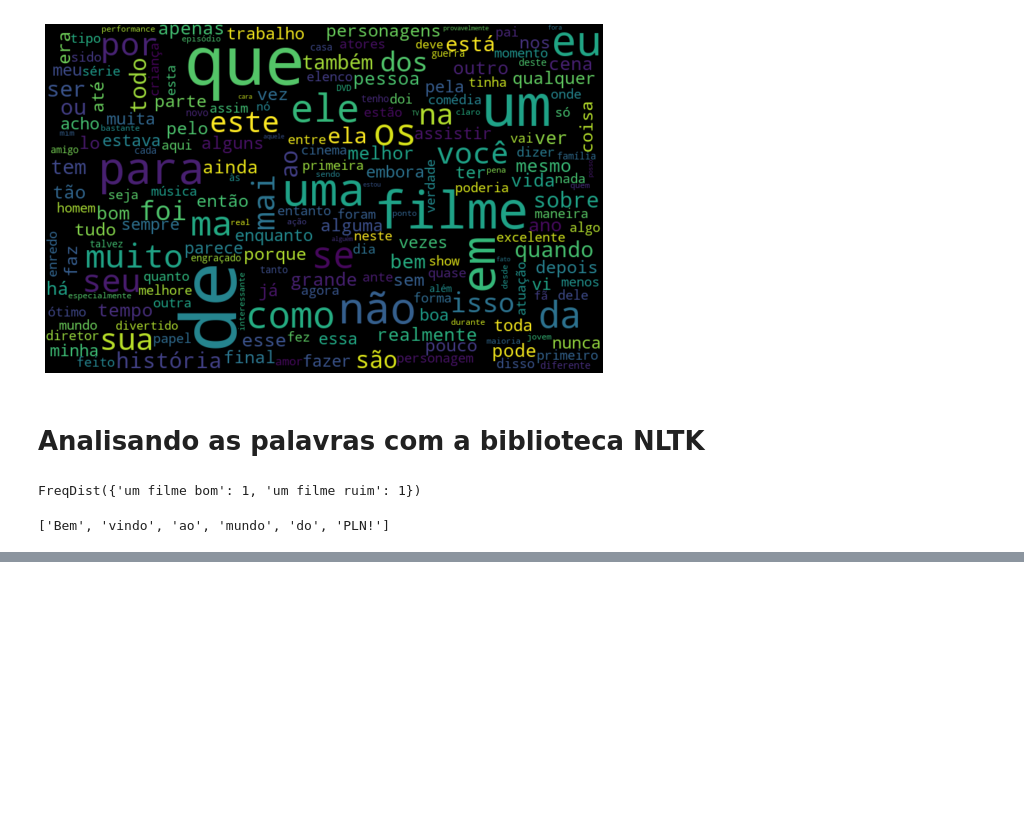
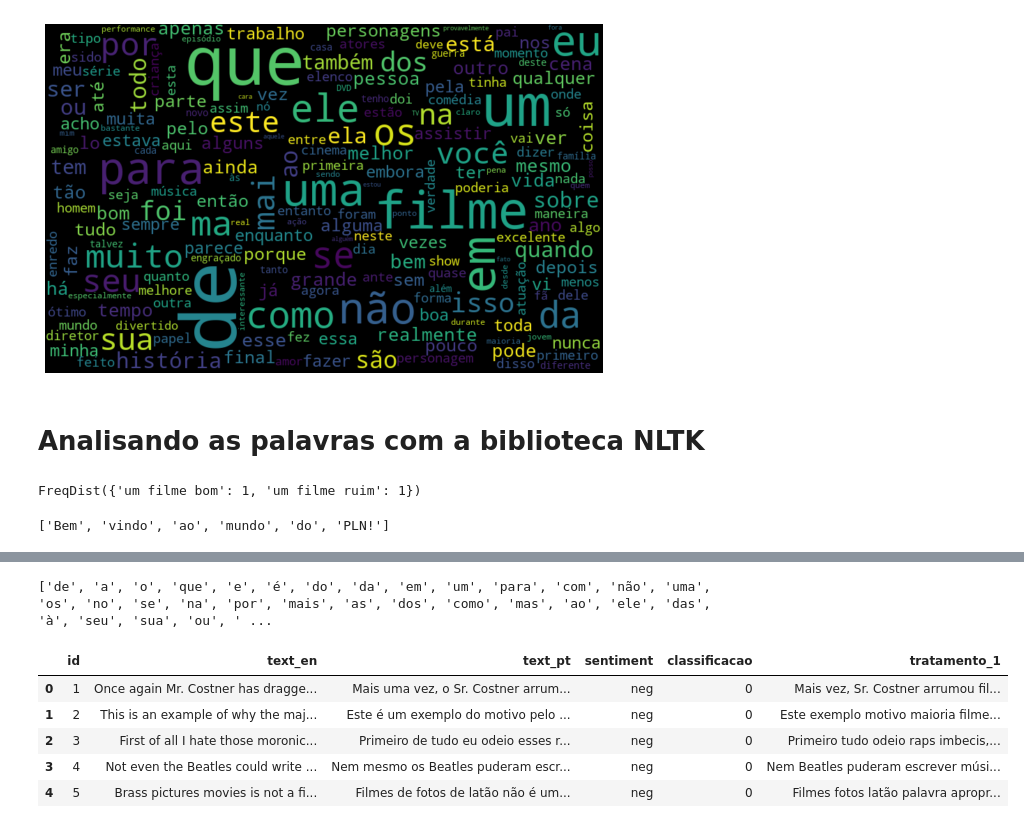
Before and after one commit to jonnes-nascimento/machine_learning, a Jupyter notebook: Introdução_aos_algoritmos_de_linguagem_neural_NLP_1.ipynb, the cells around one changed output, grey strips where cells are left out. Drawn from its saved outputs; the diff is of its cells as text; code cells hidden in the pictures; blank space fills up the shorter version.

```diff
--- a/Introdução_aos_algoritmos_de_linguagem_neural_NLP_1.ipynb
+++ b/Introdução_aos_algoritmos_de_linguagem_neural_NLP_1.ipynb
@@ -293,0 +314,7 @@ df_frequencia.nlargest(columns='frequencia', n=10)
+# %%
+# removendo as palavras que não agregam à análise do word cloud
+palavras_irrelevantes = nltk.corpus.stopwords.words("portuguese")
+
+print(palavras_irrelevantes)
+# %% [output]
+['de', 'a', 'o', 'que', 'e', 'é', 'do', 'da', 'em', 'um', 'para', 'com', 'não', 'uma', 'os', 'no', 'se', 'na', 'por', 'mais', 'as', 'dos', 'como', 'mas', 'ao', 'ele', 'das', 'à', 'seu', 'sua', 'ou', ' ...
@@ -293,0 +338,9 @@ df_frequencia.nlargest(columns='frequencia', n=10)
+# %%
+resenha.head()
+# %% [output]
+|  | id | text_en | text_pt | sentiment | classificacao | tratamento_1 |
+| 0 | 1 | Once again Mr. Costner has dragge... | Mais uma vez, o Sr. Costner arrum... | neg | 0 | Mais vez, Sr. Costner arrumou fil... |
+| 1 | 2 | This is an example of why the maj... | Este é um exemplo do motivo pelo ... | neg | 0 | Este exemplo motivo maioria filme... |
+| 2 | 3 | First of all I hate those moronic... | Primeiro de tudo eu odeio esses r... | neg | 0 | Primeiro tudo odeio raps imbecis,... |
+| 3 | 4 | Not even the Beatles could write ... | Nem mesmo os Beatles puderam escr... | neg | 0 | Nem Beatles puderam escrever músi... |
+| 4 | 5 | Brass pictures movies is not a fi... | Filmes de fotos de latão não é um... | neg | 0 | Filmes fotos latão palavra apropr... |
```
Also changed, not shown: parts of 7 cells of this notebook.
